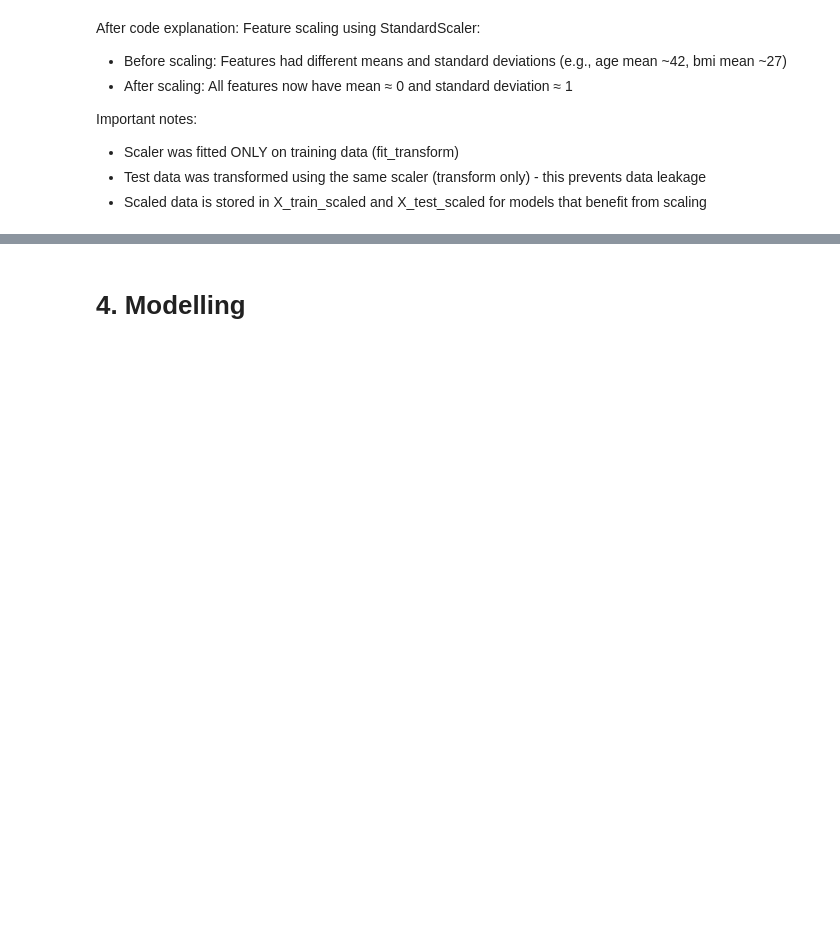
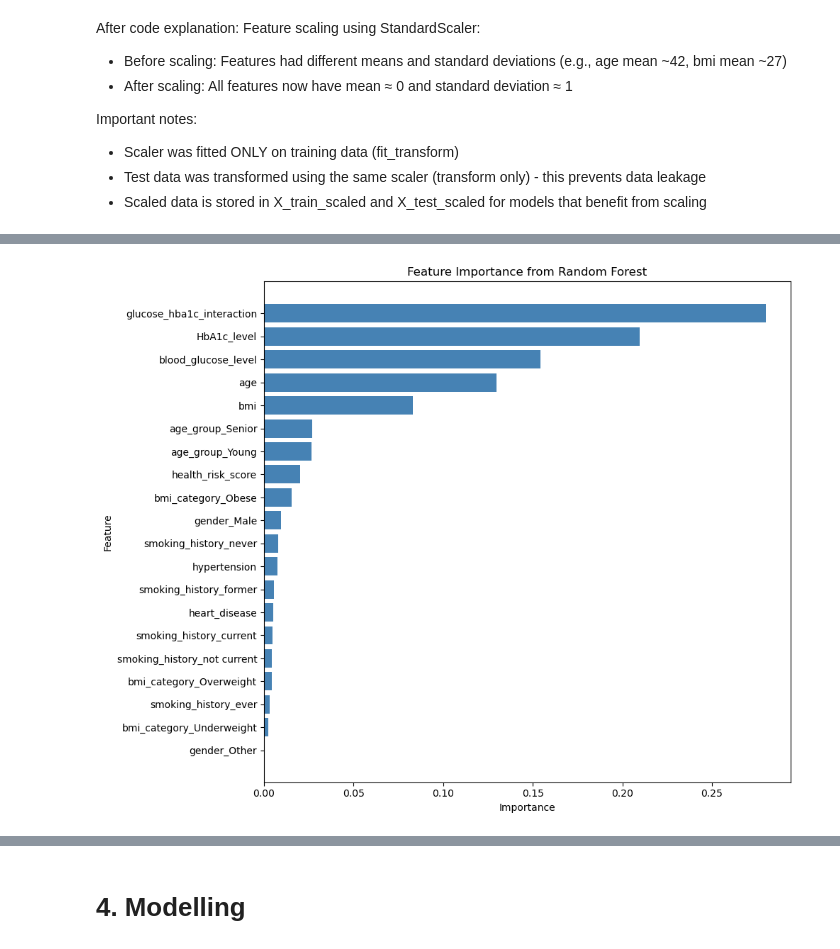
Before and after one commit to kall199/MLDP, a Jupyter notebook: MLDP Project/MLDP Program Codes Submission Template.ipynb, the cells around one changed output, grey strips where cells are left out. Cells and saved outputs as stored; diff of their text form; code cells hidden in the pictures; blank space fills up the shorter version.

```diff
--- a/MLDP Project/MLDP Program Codes Submission Template.ipynb
+++ b/MLDP Project/MLDP Program Codes Submission Template.ipynb
@@ -1191,0 +1353,88 @@ Important notes:
+# %%
+## Feature Selection using Feature Importance
+
+print("="*60)
+print("FEATURE SELECTION")
+print("="*60)
+
+# ============================================
+# STEP 1: Prepare data with new features
+# ============================================
+print("\n1. Preparing data with engineered features...")
+
+# One-Hot Encode categorical columns (including new ones)
+categorical_cols_fe = ['gender', 'smoking_history', 'age_group', 'bmi_category']
+df_fe_encoded = pd.get_dummies(df_fe, columns=categorical_cols_fe, drop_first=True)
+
+print(f"   Shape after encoding: {df_fe_encoded.shape}")
+print(f"   Columns: {df_fe_encoded.columns.tolist()}")
+
+# Separate features and target
+X_fe = df_fe_encoded.drop(['diabetes'], axis=1)
+y_fe = df_fe_encoded['diabetes']
+
+# Train-test split
+X_train_fe, X_test_fe, y_train_fe, y_test_fe = train_test_split(
+    X_fe, y_fe, test_size=0.2, random_state=2025, stratify=y_fe
+)
+
+print(f"   Training set: {X_train_fe.shape}")
+print(f"   Test set: {X_test_fe.shape}")
+
+# ============================================
+# STEP 2: Train a Random Forest to get feature importances
+# ============================================
+print("\n2. Training Random Forest to get feature importances...")
+
+rf_for_importance = RandomForestClassifier(
+    n_estimators=100,
+    class_weight='balanced',
+    random_state=2025
+)
+rf_for_importance.fit(X_train_fe, y_train_fe)
+
+# Get feature importances
+feature_importance = pd.DataFrame({
+    'Feature': X_train_fe.columns,
+    'Importance': rf_for_importance.feature_importances_
+}).sort_values('Importance', ascending=False)
+
+print("\n" + "-"*60)
+print("FEATURE IMPORTANCE RANKING")
+print("-"*60)
+print(feature_importance.to_string(index=False))
+
+# ============================================
+# STEP 3: Visualize feature importances
+# ============================================
+print("\n3. Visualizing feature importances...")
+
+plt.figure(figsize=(10, 8))
+plt.barh(feature_importance['Feature'], feature_importance['Importance'], color='steelblue')
+plt.xlabel('Importance')
+plt.ylabel('Feature')
+plt.title('Feature Importance from Random Forest')
+plt.gca().invert_yaxis()  # Highest importance at top
+plt.tight_layout()
+plt.show()
+
+# ============================================
+# STEP 4: Select top features
+# ============================================
+print("\n4. Selecting top features...")
+
+# Select features with importance > 0.02 (or top 10)
+importance_threshold = 0.02
+top_features = feature_importance[feature_importance['Importance'] > importance_threshold]['Feature'].tolist()
+
+print(f"\n   Features with importance > {importance_threshold}:")
+for feat in top_features:
+    imp = feature_importance[feature_importance['Feature'] == feat]['Importance'].values[0]
+    print(f"   - {feat}: {imp:.4f}")
+
+print(f"\n   Total selected features: {len(top_features)} out of {len(X_train_fe.columns)}")
+
+print("\n" + "="*60)
+print("FEATURE SELECTION COMPLETE!")
+print("="*60)
+# %% [output]
@@ -1191,0 +1458 @@ Important notes:
+[figure, added]
```
Also changed, not shown: parts of 9 cells of this notebook.
